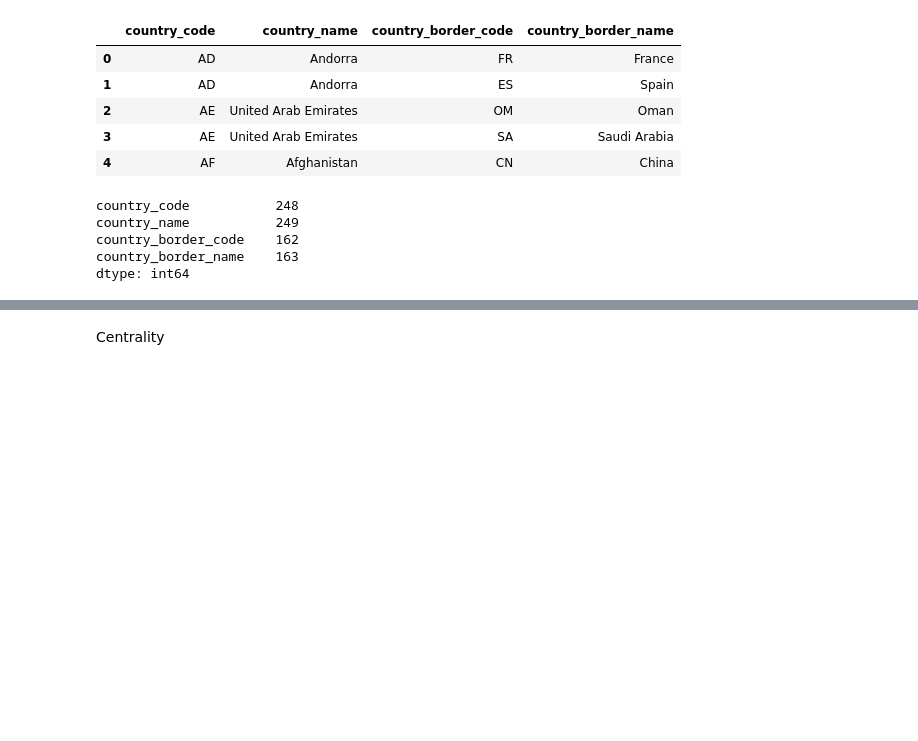
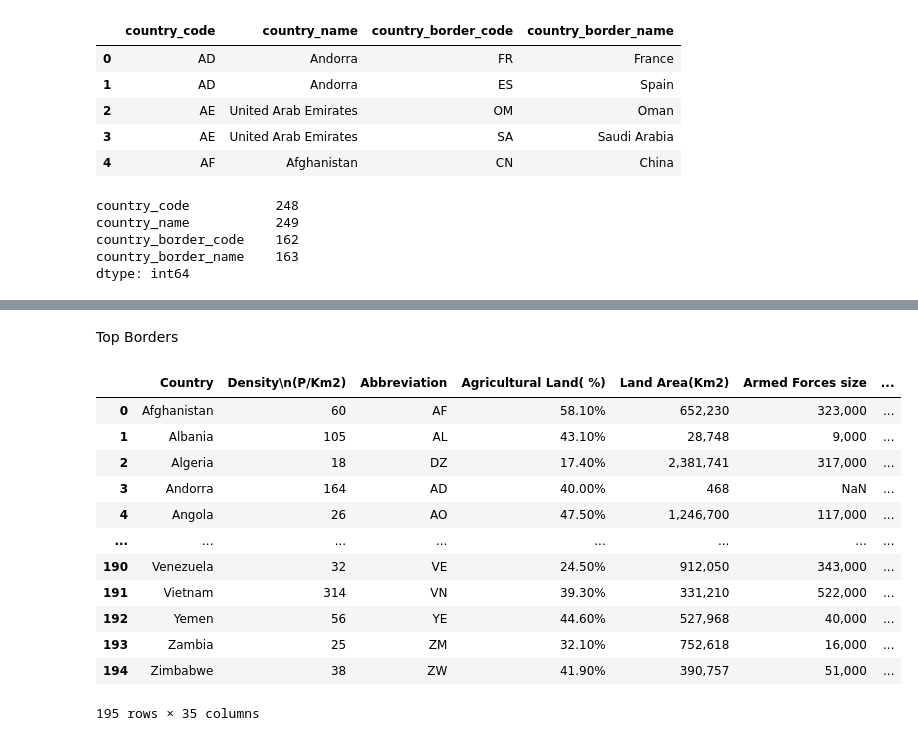
Before and after one commit to maikelps/TheWorldAsAGraph, a Jupyter notebook: initial_expl.ipynb, the cells around one changed output, grey strips where cells are left out. Cells and saved outputs as stored; diff of their text form; code cells hidden in the pictures; blank space fills up the shorter version.

```diff
--- a/initial_expl.ipynb
+++ b/initial_expl.ipynb
@@ -52,2 +54,19 @@ plt.show()
-# %% [markdown]
-Centrality
+# %% [markdown]
+Top Borders
+# %%
+
+dfc
+# %% [output]
+|  | Country | Density\n(P/Km2) | Abbreviation | Agricultural Land( %) | Land Area(Km2) | Armed Forces size | ... |
+| 0 | Afghanistan | 60 | AF | 58.10% | 652,230 | 323,000 | ... |
+| 1 | Albania | 105 | AL | 43.10% | 28,748 | 9,000 | ... |
+| 2 | Algeria | 18 | DZ | 17.40% | 2,381,741 | 317,000 | ... |
+| 3 | Andorra | 164 | AD | 40.00% | 468 | NaN | ... |
+| 4 | Angola | 26 | AO | 47.50% | 1,246,700 | 117,000 | ... |
+| ... | ... | ... | ... | ... | ... | ... | ... |
+| 190 | Venezuela | 32 | VE | 24.50% | 912,050 | 343,000 | ... |
+| 191 | Vietnam | 314 | VN | 39.30% | 331,210 | 522,000 | ... |
+| 192 | Yemen | 56 | YE | 44.60% | 527,968 | 40,000 | ... |
+| 193 | Zambia | 25 | ZM | 32.10% | 752,618 | 16,000 | ... |
+| 194 | Zimbabwe | 38 | ZW | 41.90% | 390,757 | 51,000 | ... |
+195 rows × 35 columns
```
Also changed, not shown: parts of 7 cells of this notebook.
